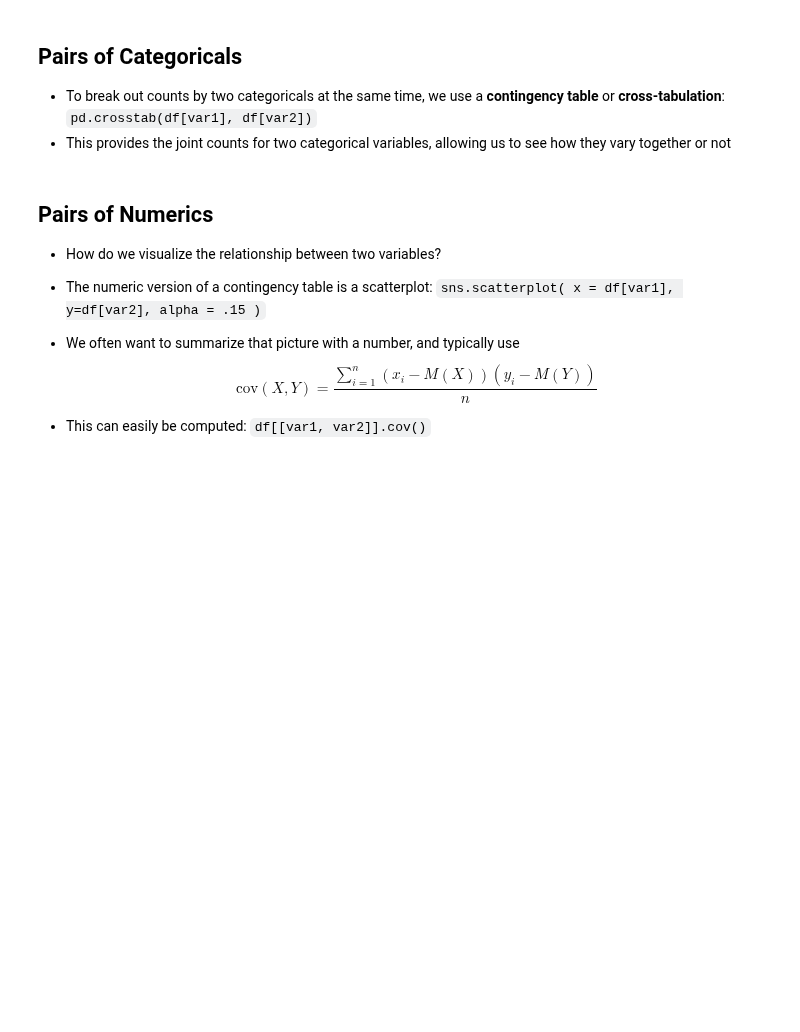
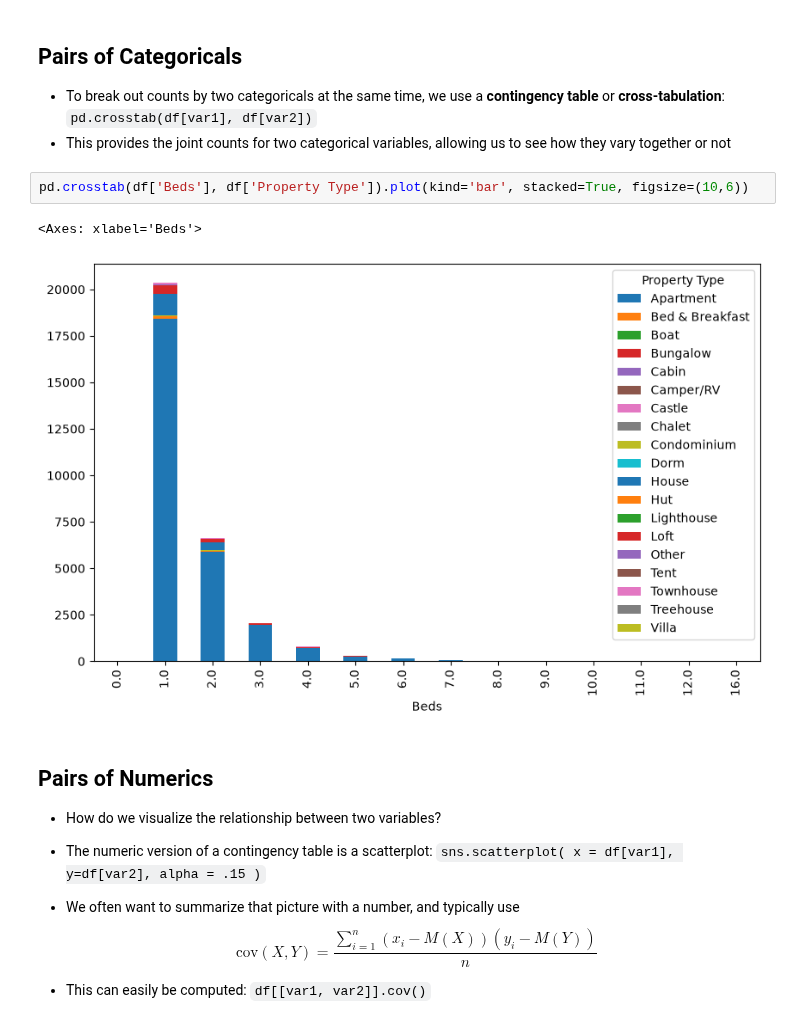
Before and after one commit to jisungl/UU_F26_templates, a Jupyter notebook: Lab01/eda.ipynb, the cells around one changed output. Saved outputs shown, nothing was run; the diff lists cells and outputs as text; blank space fills up the shorter version.

```diff
--- a/Lab01/eda.ipynb
+++ b/Lab01/eda.ipynb
@@ -98,6 +193,11 @@ $$
 
 - To break out counts by two categoricals at the same time, we use a **contingency table** or **cross-tabulation**: `pd.crosstab(df[var1], df[var2])`
 - This provides the joint counts for two categorical variables, allowing us to see how they vary together or not
+# %%
+pd.crosstab(df['Beds'], df['Property Type']).plot(kind='bar', stacked=True, figsize=(10,6))
+# %% [output]
+<Axes: xlabel='Beds'>
+[figure, added]
 # %% [markdown]
 ## Pairs of Numerics
 
```
Also changed, not shown: parts of 11 cells of this notebook, 1 other file.
